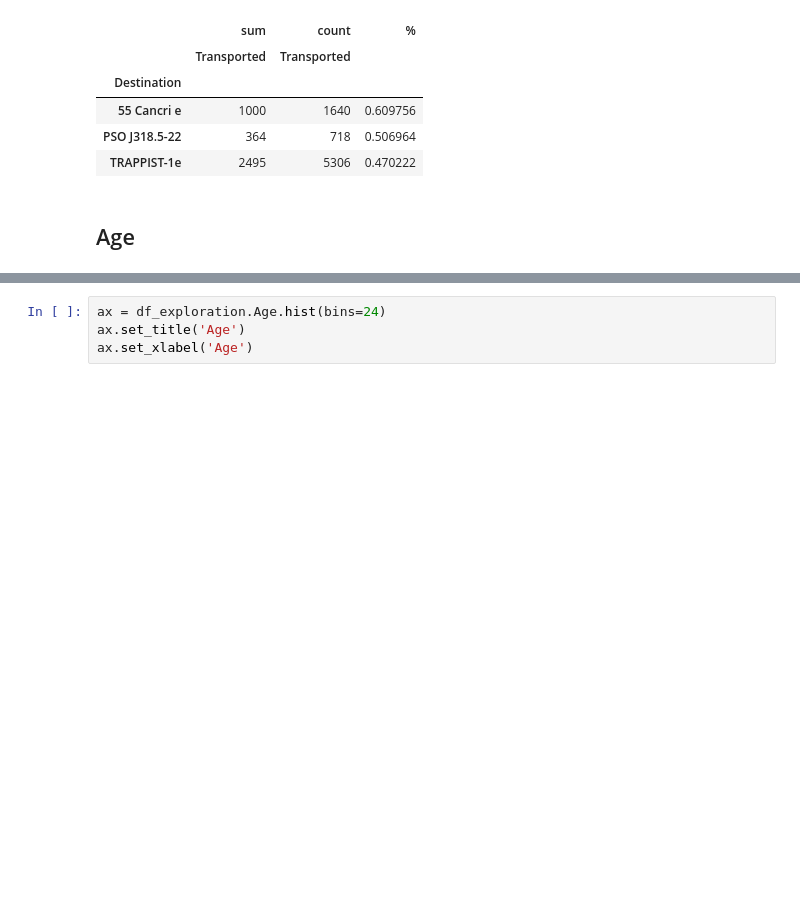
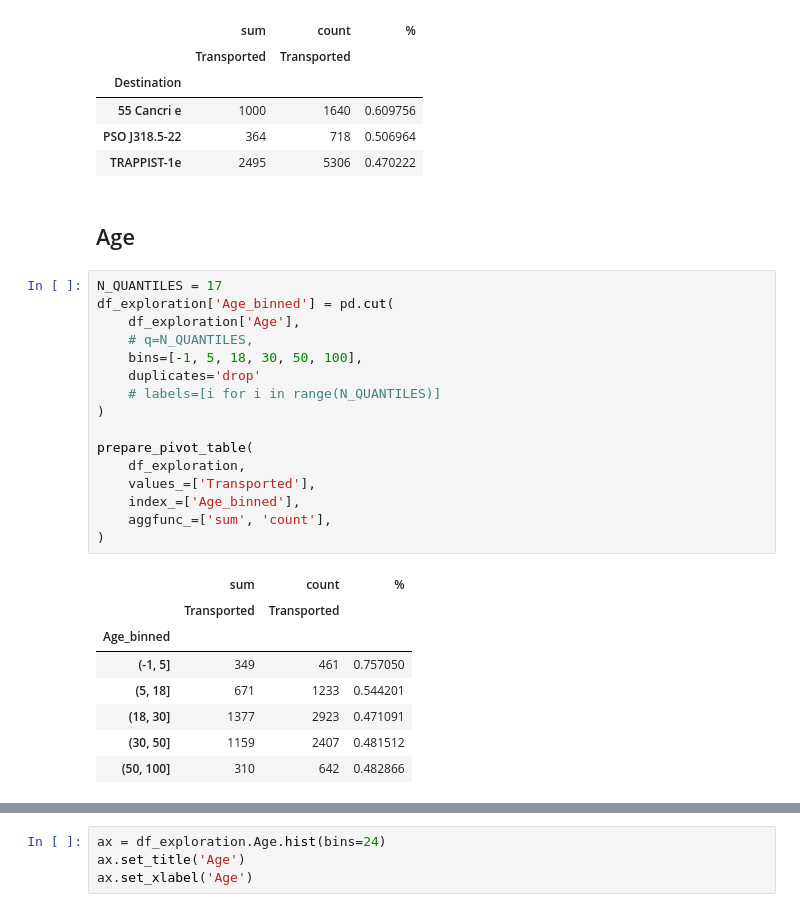
Before and after one commit to PashaIanko/Kaggle.Spaceship-Titanic, a Jupyter notebook: 1_data_exploration.ipynb, the cells around one changed output, grey strips where cells are left out. Saved outputs shown, nothing was run; the diff lists cells and outputs as text; blank space fills up the shorter version.

```diff
--- a/1_data_exploration.ipynb
+++ b/1_data_exploration.ipynb
@@ -481,4 +481,29 @@ destination_table
 | TRAPPIST-1e | 2495 | 5306 | 0.470222 |
 # %% [markdown]
 ## Age
+# %%
+N_QUANTILES = 17
+df_exploration['Age_binned'] = pd.cut(
+    df_exploration['Age'],
+    # q=N_QUANTILES,
+    bins=[-1, 5, 18, 30, 50, 100],
+    duplicates='drop'
+    # labels=[i for i in range(N_QUANTILES)]
+)
+
+prepare_pivot_table(
+    df_exploration,
+    values_=['Transported'],
+    index_=['Age_binned'],
+    aggfunc_=['sum', 'count'],
+)
+# %% [output]
+|  | sum | count | % |
+|  | Transported | Transported |  |
+| Age_binned |  |  |  |
+| (-1, 5] | 349 | 461 | 0.757050 |
+| (5, 18] | 671 | 1233 | 0.544201 |
+| (18, 30] | 1377 | 2923 | 0.471091 |
+| (30, 50] | 1159 | 2407 | 0.481512 |
+| (50, 100] | 310 | 642 | 0.482866 |
 # %%
```
Also changed, not shown: parts of 6 cells of this notebook.
